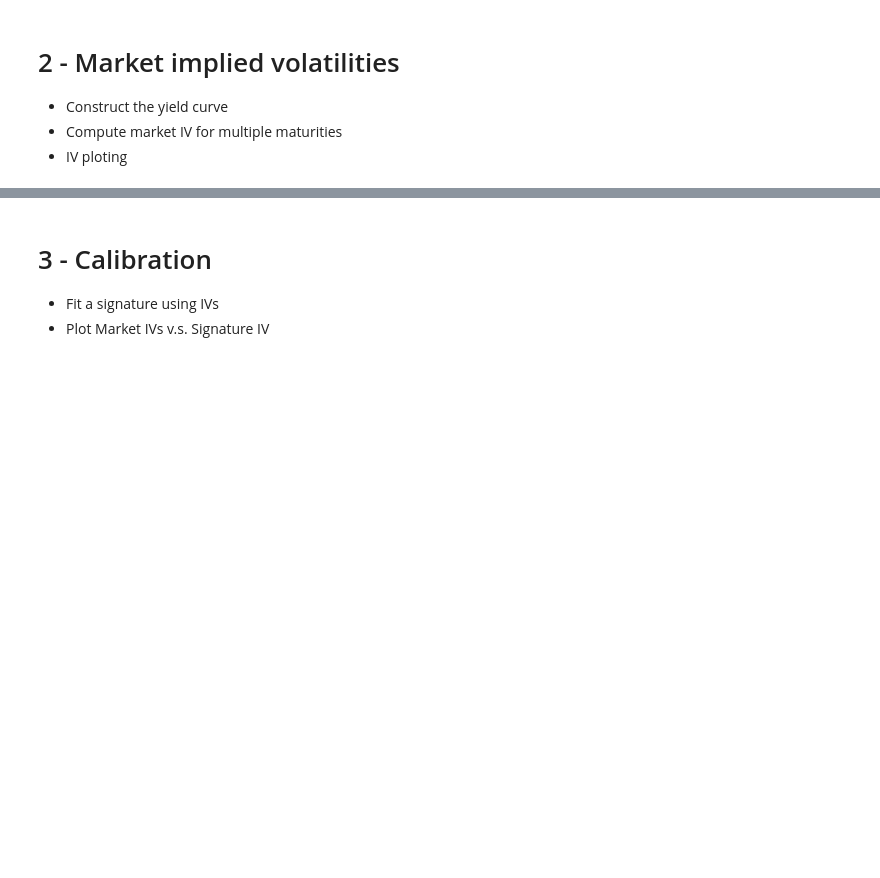
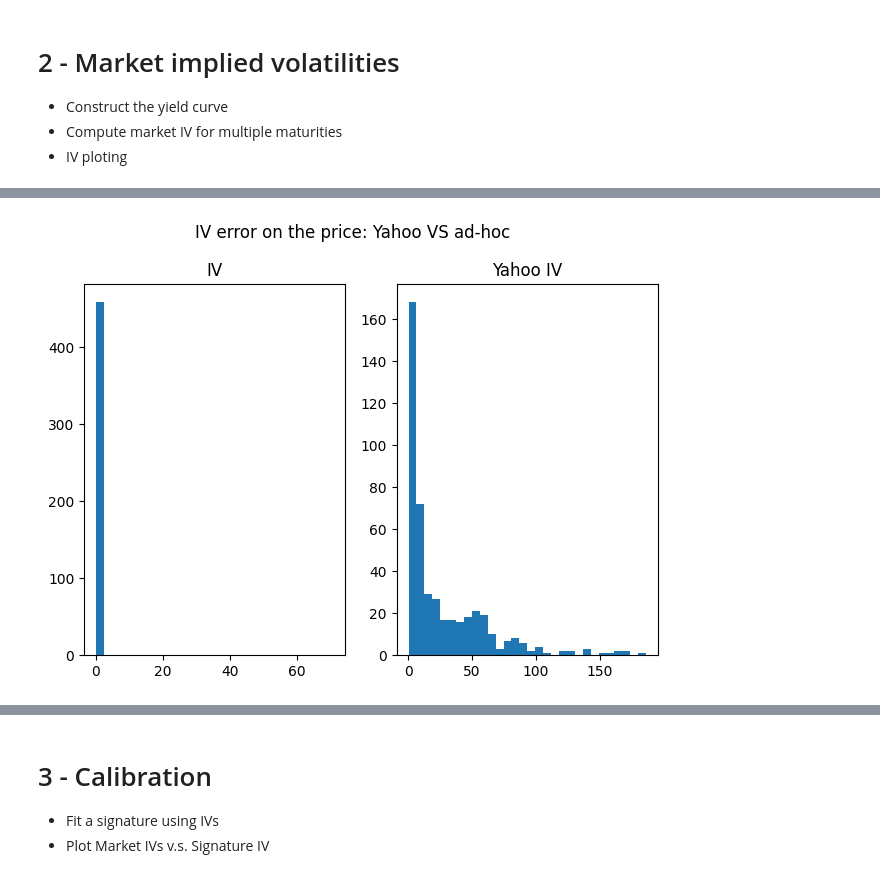
Before and after one commit to Sh3xe/signature-vol-model, a Jupyter notebook: 4_iv_calibration.ipynb, the cells around one changed output, grey strips where cells are left out. Drawn from its saved outputs; the diff is of its cells as text; code cells hidden in the pictures; blank space fills up the shorter version.

Commit message:
upgrated implied volatility surface

```diff
--- a/4_iv_calibration.ipynb
+++ b/4_iv_calibration.ipynb
@@ -34,0 +161,37 @@ np.random.seed(0xDEADBEEF)
+# %%
+implied_vols = []
+for _, row in df.iterrows():
+    iv = newton_iv(row["maturity"], row["rate"] - q, row["strike"], row["spot"], row["option_price"])
+    if iv > 1:
+        iv = 1
+    if iv < 0.0001:
+        iv = 0.0001
+    implied_vols.append(iv)
+df["iv"] = np.array(implied_vols)
+# %%
+errors_yahoo_iv = []
+errors_iv = []
+iv_error_filter = []
+for _, row in df.iterrows():
+    iv_call_diff = call_price(row["rate"] - q, row["maturity"], row["strike"], row["spot"], row["iv"]) - row["option_price"]
+    yahoo_iv_call_diff = call_price(row["rate"] - q, row["maturity"], row["strike"], row["spot"], row["yahoo_iv"]) - row["option_price"]
+    errors_yahoo_iv.append(yahoo_iv_call_diff)
+    errors_iv.append(iv_call_diff)
+    iv_error_filter.append( abs(iv_call_diff) < 100 )
+
+df["iv_error"] = errors_iv
+df["yahoo_iv_error"] = errors_yahoo_iv
+df = df[iv_error_filter]
+# %%
+fig, (ax1, ax2) = plt.subplots(nrows=1, ncols=2)
+
+ax1.hist(df["iv_error"], bins=30)
+ax1.set_title("IV")
+
+ax2.hist(df["yahoo_iv_error"], bins=30)
+ax2.set_title("Yahoo IV")
+
+fig.suptitle("IV error on the price: Yahoo VS ad-hoc")
+plt.tight_layout()
+# %% [output]
+[figure, added]
```
Also changed, not shown: parts of 14 cells of this notebook, 1 other file.
